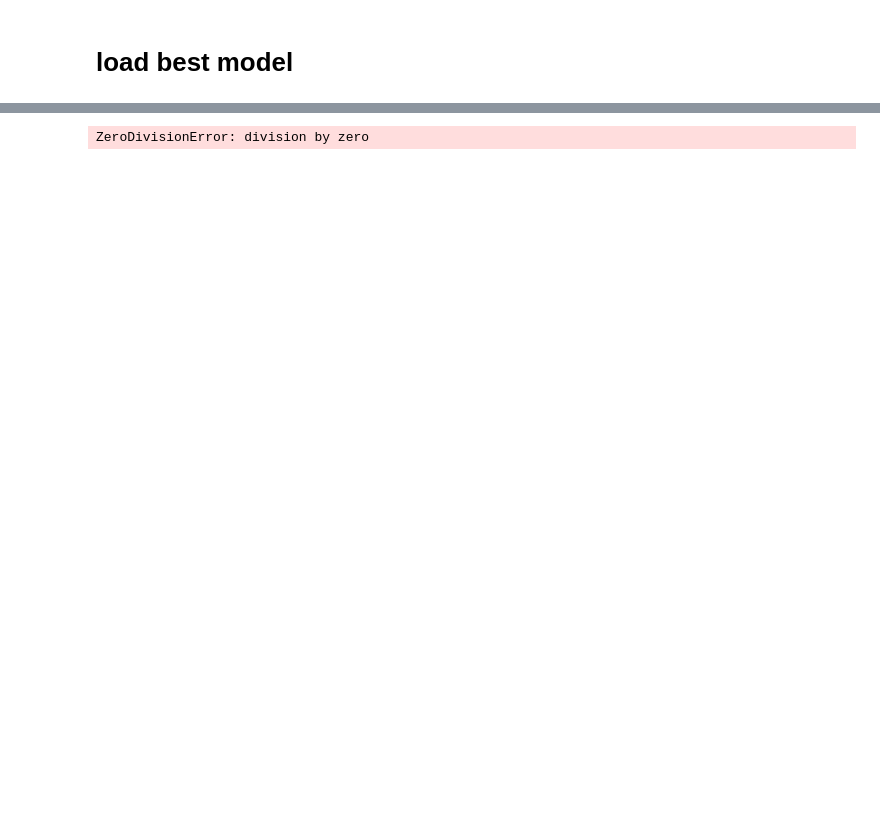
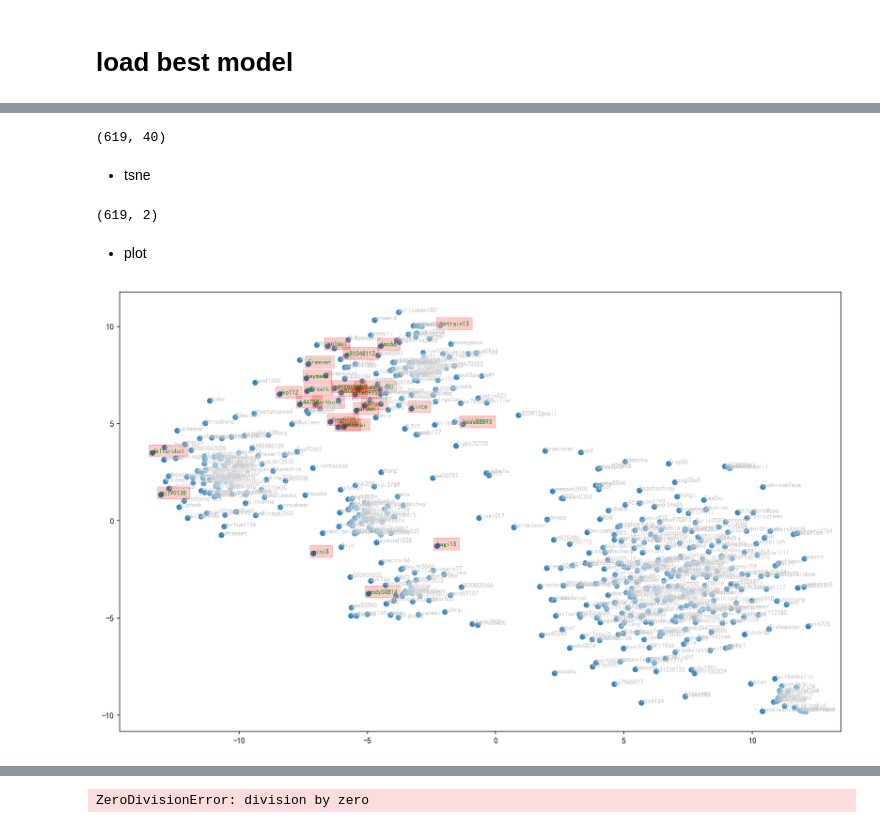
Before and after one commit to z76316/See26, a Jupyter notebook: model/user-embedding-by-recommender-system.ipynb, the cells around one changed output, grey strips where cells are left out. Drawn from its saved outputs; the diff is of its cells as text; code cells hidden in the pictures; blank space fills up the shorter version.

Commit message:
refactor user-embedding-by-recommender-system

```diff
--- a/model/user-embedding-by-recommender-system.ipynb
+++ b/model/user-embedding-by-recommender-system.ipynb
@@ -434,0 +369,8 @@ plt.show()
+# %%
+weights=glob(os.path.join(dir_path,'recommender*'))
+weights.sort()
+best_weight=weights[-1]
+print(best_weight)
+best_nn=load_model(best_weight)
+
+best_nn.summary()
@@ -434,0 +468,67 @@ plt.show()
+# %%
+embedding_select_users=model_user_embedding.predict(df_ip3.user_id)
+embedding_select_users.shape
+# %% [output]
+(619, 40)
+# %% [markdown]
+- tsne
+# %%
+model_tsne = TSNE(n_components=2, random_state=0, perplexity=50)
+tsne_select_users = model_tsne.fit_transform(embedding_select_users)
+tsne_select_users.shape
+# %% [output]
+(619, 2)
+# %% [markdown]
+- plot
+# %%
+user = df_ip3.push_user.values
+feature = df_ip3.ip_num.values
+x = tsne_select_users[:,0]
+y = tsne_select_users[:,1]
+# %%
+x_y_word = []
+plt.figure(figsize=(16*1,10*1),dpi=150)
+plt.rcParams['axes.unicode_minus'] = False
+
+plt.scatter(x,y)
+
+for a, b, c, d in zip(x, y, user, feature):
+
+
+    if d>6:
+        x_y_word.append(plt.text(a, b, c,fontsize=8,color='green',
+                                 bbox=dict(color='red', alpha=0.2))
+                       )
+    else:
+        x_y_word.append(plt.text(a, b, c,fontsize=8,color='silver',
+                                 bbox=dict(color='white', alpha=0.1))
+                       )
+
+#     if d=='TW':
+#         x_y_word.append(plt.text(a, b, c,fontsize=8,
+#                                  bbox=dict(color='gray', alpha=0.1))
+#                        )
+#     elif d=='no_country':
+#         x_y_word.append(plt.text(a, b, c,fontsize=8,
+#                                  bbox=dict(color='yellow', alpha=0.1))
+#                        )
+#     else:
+#         x_y_word.append(plt.text(a, b, c,fontsize=8,
+#                                  bbox=dict(color='red', alpha=0.5)))
+
+
+#     if d==True:
+#         x_y_word.append(plt.text(a, b, c,fontsize=8,color='green',
+#                                  bbox=dict(color='red', alpha=0.2))
+#                        )
+#     else:
+#         x_y_word.append(plt.text(a, b, c,fontsize=8,color='silver',
+#                                  bbox=dict(color='white', alpha=0.1))
+#                        )
+
+
+# adjust_text(x_y_word, arrowprops=dict(arrowstyle="->", color='r', lw=0.5))
+
+plt.show()
+# %% [output]
+[figure, added]
```
Also changed, not shown: parts of 85 cells of this notebook, 5 other files.
